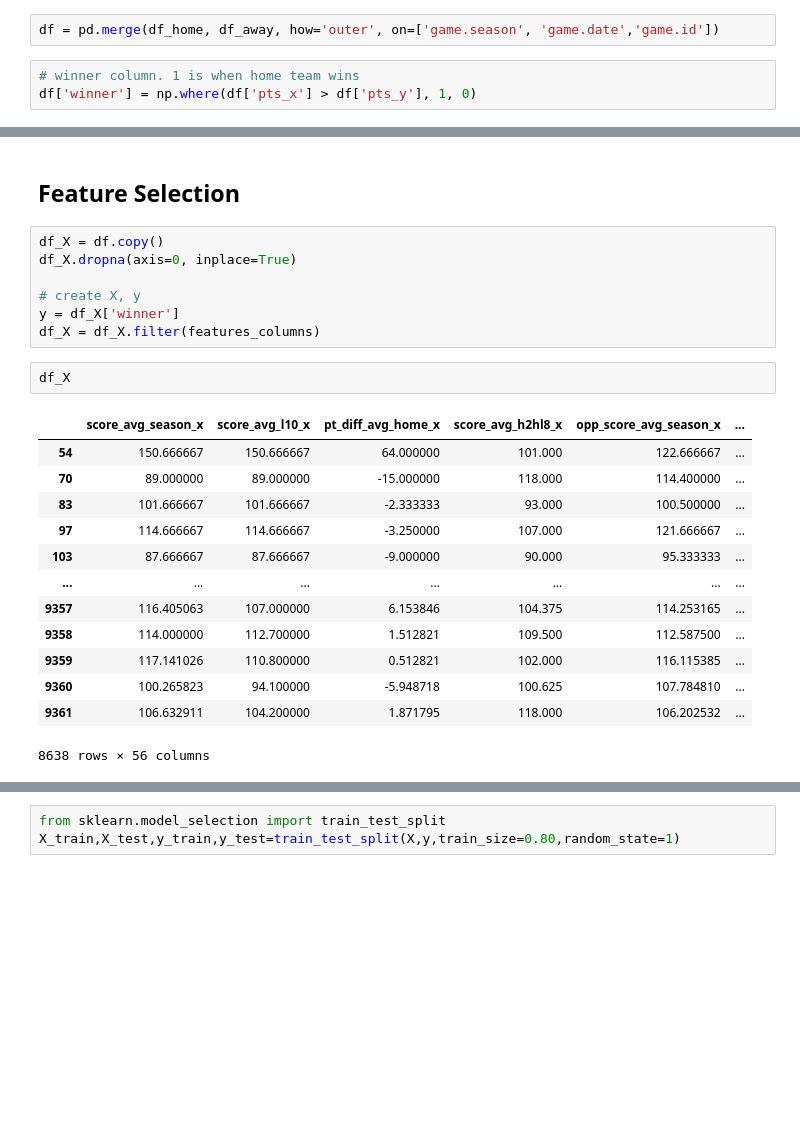
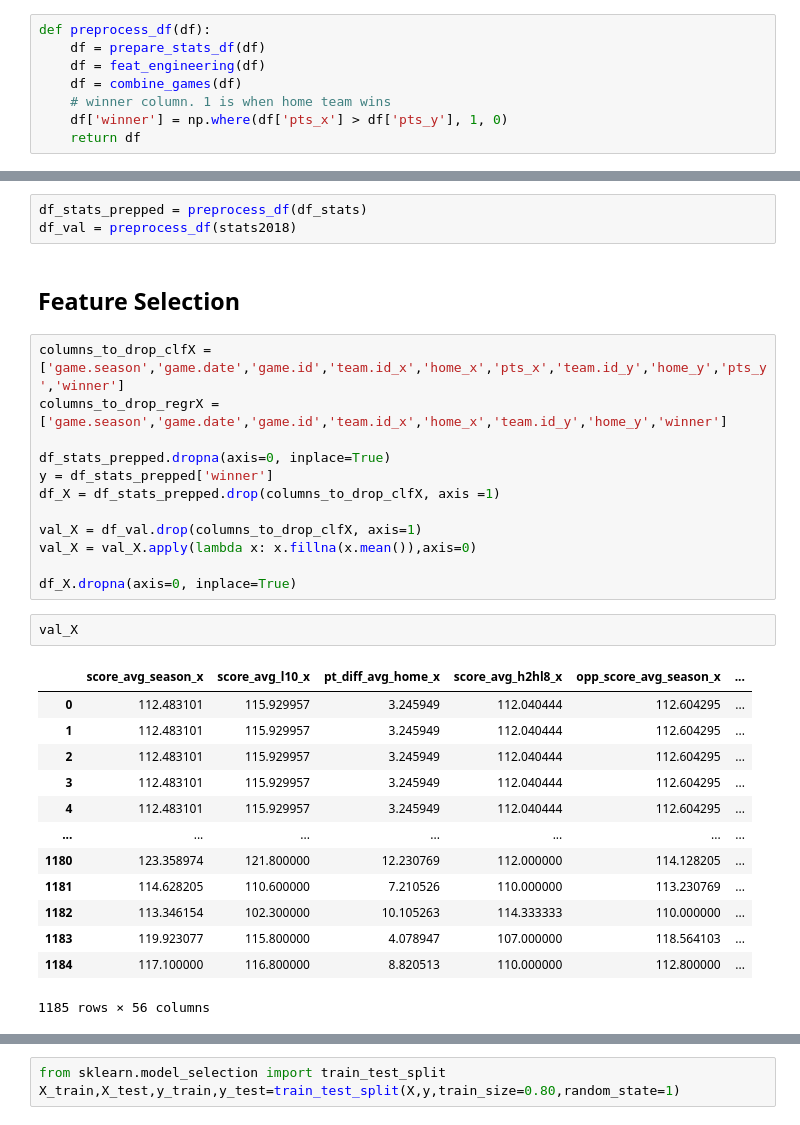
Before and after one commit to kyletsang0/LHL-Final-NBA-Predictor, a Jupyter notebook: NBA Predictor.ipynb, the cells around one changed output, grey strips where cells are left out. Drawn from its saved outputs; the diff is of its cells as text; blank space fills up the shorter version.

```diff
--- a/NBA Predictor.ipynb
+++ b/NBA Predictor.ipynb
@@ -295,5 +276,8 @@ test
-# %%
-df = pd.merge(df_home, df_away, how='outer', on=['game.season', 'game.date','game.id'])
 # %%
-# winner column. 1 is when home team wins
-df['winner'] = np.where(df['pts_x'] > df['pts_y'], 1, 0)
+def preprocess_df(df):
+    df = prepare_stats_df(df)
+    df = feat_engineering(df)
+    df = combine_games(df)
+    # winner column. 1 is when home team wins
+    df['winner'] = np.where(df['pts_x'] > df['pts_y'], 1, 0)
+    return df
@@ -347,26 +286,34 @@ features_columns = ['opp_ast_x', 'opp_blk_x', 'opp_dreb_x', 'opp_fg3a_x',
+# %%
+df_stats_prepped = preprocess_df(df_stats)
+df_val = preprocess_df(stats2018)
 # %% [markdown]
 ## Feature Selection
-# %%
-df_X = df.copy()
-df_X.dropna(axis=0, inplace=True)
-
-# create X, y
-y = df_X['winner']
-df_X = df_X.filter(features_columns)
-# %%
-df_X
-# %% [output]
-|  | score_avg_season_x | score_avg_l10_x | pt_diff_avg_home_x | score_avg_h2hl8_x | opp_score_avg_season_x | ... |
-| 54 | 150.666667 | 150.666667 | 64.000000 | 101.000 | 122.666667 | ... |
-| 70 | 89.000000 | 89.000000 | -15.000000 | 118.000 | 114.400000 | ... |
-| 83 | 101.666667 | 101.666667 | -2.333333 | 93.000 | 100.500000 | ... |
-| 97 | 114.666667 | 114.666667 | -3.250000 | 107.000 | 121.666667 | ... |
-| 103 | 87.666667 | 87.666667 | -9.000000 | 90.000 | 95.333333 | ... |
-| ... | ... | ... | ... | ... | ... | ... |
-| 9357 | 116.405063 | 107.000000 | 6.153846 | 104.375 | 114.253165 | ... |
-| 9358 | 114.000000 | 112.700000 | 1.512821 | 109.500 | 112.587500 | ... |
-| 9359 | 117.141026 | 110.800000 | 0.512821 | 102.000 | 116.115385 | ... |
-| 9360 | 100.265823 | 94.100000 | -5.948718 | 100.625 | 107.784810 | ... |
-| 9361 | 106.632911 | 104.200000 | 1.871795 | 118.000 | 106.202532 | ... |
-8638 rows × 56 columns
+# %%
+columns_to_drop_clfX = ['game.season','game.date','game.id','team.id_x','home_x','pts_x','team.id_y','home_y','pts_y','winner']
+columns_to_drop_regrX = ['game.season','game.date','game.id','team.id_x','home_x','team.id_y','home_y','winner']
+
+df_stats_prepped.dropna(axis=0, inplace=True)
+y = df_stats_prepped['winner']
+df_X = df_stats_prepped.drop(columns_to_drop_clfX, axis =1)
+
+val_X = df_val.drop(columns_to_drop_clfX, axis=1)
+val_X = val_X.apply(lambda x: x.fillna(x.mean()),axis=0)
+
+df_X.dropna(axis=0, inplace=True)
+# %%
+val_X
+# %% [output]
+|  | score_avg_season_x | score_avg_l10_x | pt_diff_avg_home_x | score_avg_h2hl8_x | opp_score_avg_season_x | ... |
+| 0 | 112.483101 | 115.929957 | 3.245949 | 112.040444 | 112.604295 | ... |
+| 1 | 112.483101 | 115.929957 | 3.245949 | 112.040444 | 112.604295 | ... |
+| 2 | 112.483101 | 115.929957 | 3.245949 | 112.040444 | 112.604295 | ... |
+| 3 | 112.483101 | 115.929957 | 3.245949 | 112.040444 | 112.604295 | ... |
+| 4 | 112.483101 | 115.929957 | 3.245949 | 112.040444 | 112.604295 | ... |
+| ... | ... | ... | ... | ... | ... | ... |
+| 1180 | 123.358974 | 121.800000 | 12.230769 | 112.000000 | 114.128205 | ... |
+| 1181 | 114.628205 | 110.600000 | 7.210526 | 110.000000 | 113.230769 | ... |
+| 1182 | 113.346154 | 102.300000 | 10.105263 | 114.333333 | 110.000000 | ... |
+| 1183 | 119.923077 | 115.800000 | 4.078947 | 107.000000 | 118.564103 | ... |
+| 1184 | 117.100000 | 116.800000 | 8.820513 | 110.000000 | 112.800000 | ... |
+1185 rows × 56 columns
 # %%
```
Also changed, not shown: parts of 25 cells of this notebook, 2 other files.
